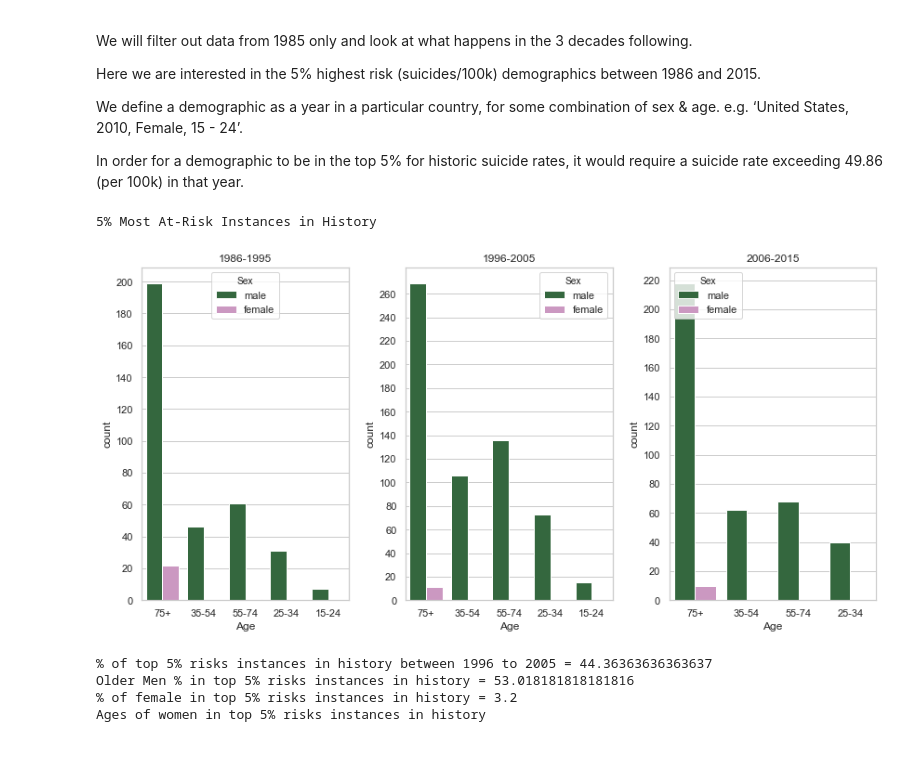
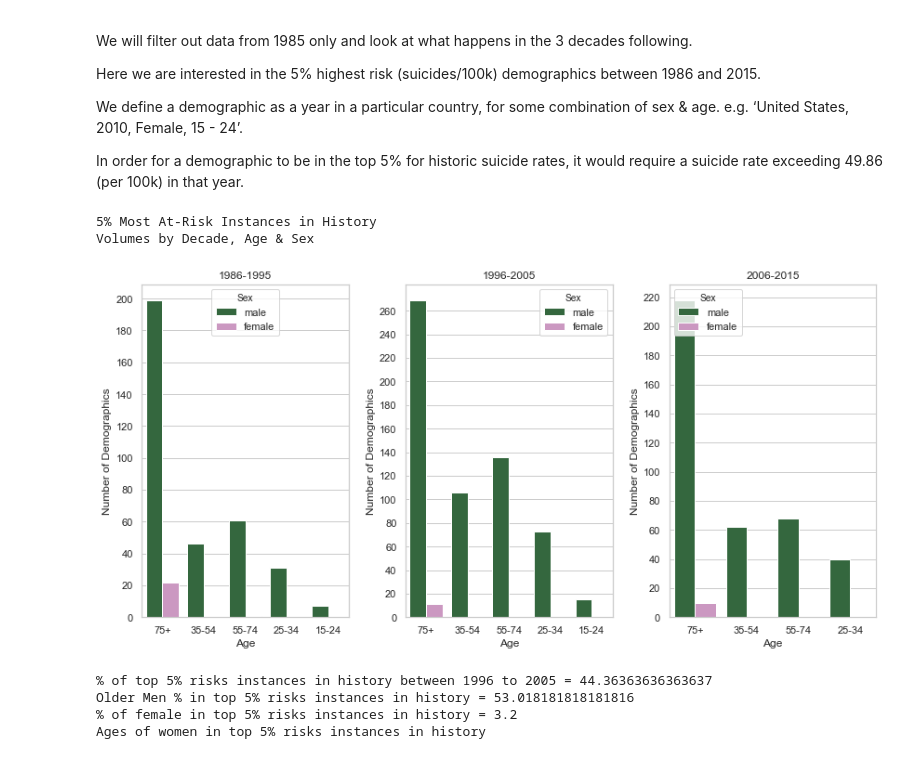
Before and after one commit to vaishali-vcs/DataScienceFoundation_Project, a Jupyter notebook: SuicideDataAnalysis.ipynb, the cells around one changed output. Cells and saved outputs as stored; diff of their text form; code cells hidden in the pictures.

```diff
--- a/SuicideDataAnalysis.ipynb
+++ b/SuicideDataAnalysis.ipynb
@@ -769,34 +772,36 @@ In order for a demographic to be in the top 5% for historic suicide rates, it wo
 # %%
 top  = round((train.shape[0]*5)/100)
 demographic_most = train[train.Year!=1985][['Age','Sex','suicides_per_100k','Year','Time','suicides_no','population']]
 demographic_most = demographic_most.sort_values('suicides_per_100k',ascending=False).head(top)
 # demographic_most['Time'] = demographic_most['Year'].apply(lambda x: "1986 - 1995" if x <= 1995
 #                                                                else ('1996 - 2005' if x <= 2005 else "2006 - 2015"))
 # demographic_most = pd.DataFrame({"suicides_per_100k": demographic_most.groupby(['Time', 'Age'])['suicides_no'].sum()
 #                                           / demographic_most.groupby(['Time', 'Age'])['population'].sum() * 100000,
 
 #                                 })
 demographic_most = demographic_most.reset_index()
 df_1986_1995 = demographic_most[demographic_most.Time == '1986 - 1995']
 df_1996_2005 = demographic_most[demographic_most.Time == '1996 - 2005']
 df_2006_2015 = demographic_most[demographic_most.Time == '2006 - 2015']
 
 # plt.figure(figsize=(10,6))
-print('5% Most At-Risk Instances in History')
+print('5% Most At-Risk Instances in History\nVolumes by Decade, Age & Sex')
 fig, axs = plt.subplots(nrows = 1,ncols = 3, figsize=(12,6))
 
 
 axs[0].set(yticks=list(np.arange(0,280,20)))
+
 axs[1].set(yticks=list(np.arange(0,280,20)))
 axs[2].set(yticks=list(np.arange(0,280,20)))
 
-sb.countplot(x='Age', hue='Sex',palette="cubehelix",data = df_1986_1995, ax=axs[0]).set_title('1986-1995');
-sb.countplot(x='Age', hue='Sex',palette="cubehelix",data = df_1996_2005, ax=axs[1]).set_title('1996-2005');
-sb.countplot(x='Age',hue='Sex',palette="cubehelix",data = df_2006_2015, ax=axs[2]).set_title('2006-2015');
+sb.countplot(x='Age', hue='Sex',palette="cubehelix",data = df_1986_1995, ax=axs[0]).set(title = '1986-1995', ylabel ='Number of Demographics');
+sb.countplot(x='Age', hue='Sex',palette="cubehelix",data = df_1996_2005, ax=axs[1]).set(title='1996-2005', ylabel ='Number of Demographics');
+sb.countplot(x='Age',hue='Sex',palette="cubehelix",data = df_2006_2015, ax=axs[2]).set(title='2006-2015', ylabel ='Number of Demographics');
 fig.tight_layout();
 # %% [output]
 5% Most At-Risk Instances in History
+Volumes by Decade, Age & Sex
-[figure, old version]
+[figure, new version]
 # %%
 print('% of top 5% risks instances in history between 1996 to 2005 = {}'.format(demographic_most[demographic_most.Year.between(1996,2005)].shape[0] * 100/ demographic_most.shape[0]))
 print('Older Men % in top 5% risks instances in history = {}'.format(demographic_most[demographic_most.Age=='75+'].shape[0] * 100/ demographic_most.shape[0]))
```
Also changed, not shown: parts of 3 cells of this notebook.
